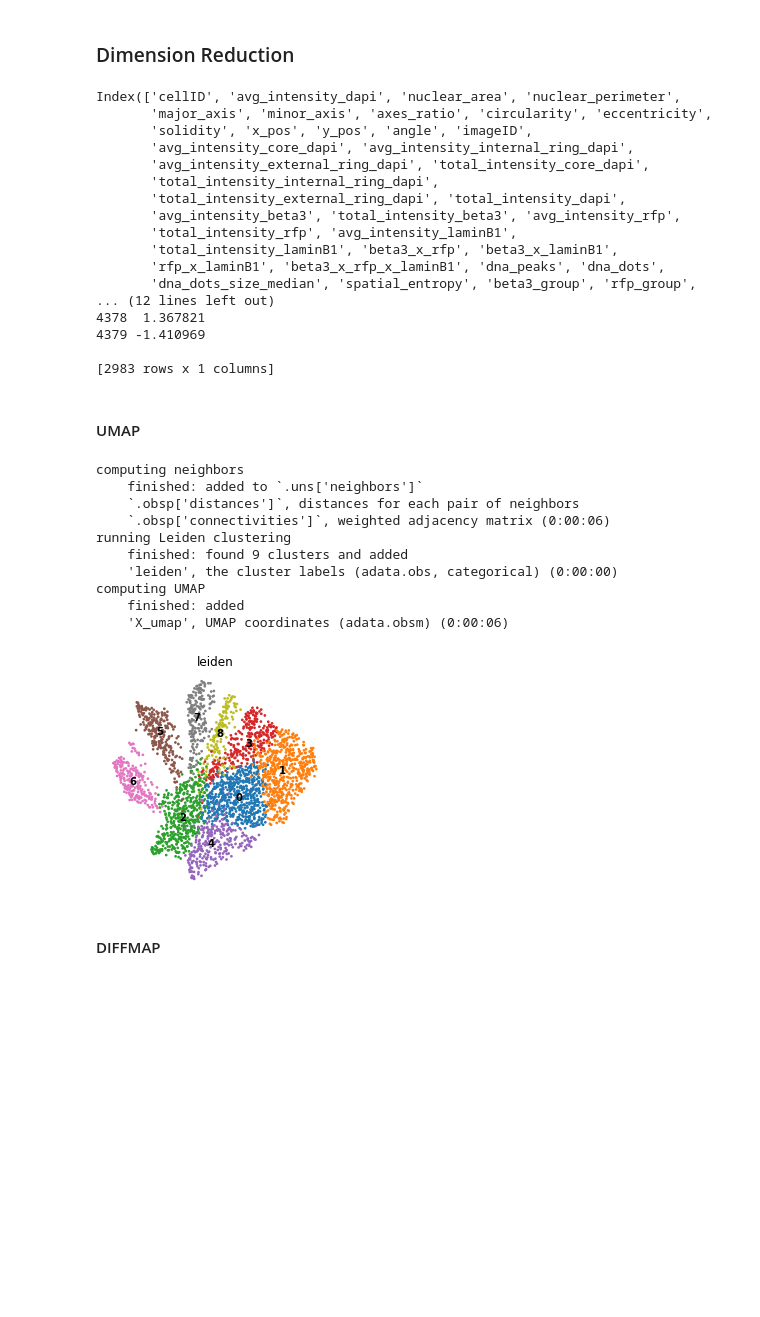
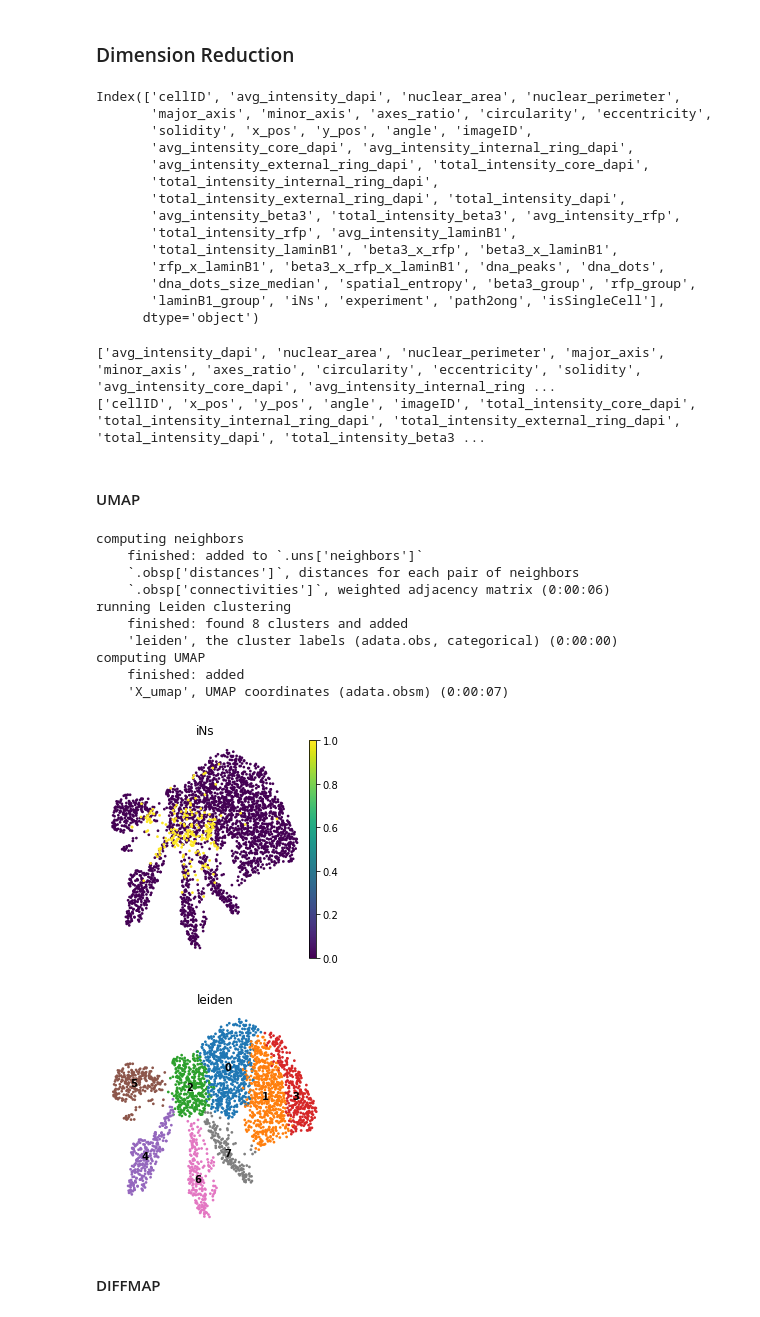
Before and after one commit to f-hamidlab/nuclearpy, a Jupyter notebook: docs/ng_analysis.ipynb, the cells around one changed output. Saved outputs shown, nothing was run; the diff lists cells and outputs as text; code cells hidden in the pictures; blank space fills up the shorter version.

```diff
--- a/docs/ng_analysis.ipynb
+++ b/docs/ng_analysis.ipynb
@@ -158,7 +161,6 @@ nga.plotData("avg_intensity_core_dapi", "nuclear_area", plot_type = "line", hue=
 ### Dimension Reduction
 # %%
 nga.colnames()
-nga.showdata(vars=['angle', 'iNs'])
 # %% [output]
 Index(['cellID', 'avg_intensity_dapi', 'nuclear_area', 'nuclear_perimeter',
        'major_axis', 'minor_axis', 'axes_ratio', 'circularity', 'eccentricity',
@@ -172,9 +174,6 @@ Index(['cellID', 'avg_intensity_dapi', 'nuclear_area', 'nuclear_perimeter',
        'total_intensity_laminB1', 'beta3_x_rfp', 'beta3_x_laminB1',
        'rfp_x_laminB1', 'beta3_x_rfp_x_laminB1', 'dna_peaks', 'dna_dots',
        'dna_dots_size_median', 'spatial_entropy', 'beta3_group', 'rfp_group',
-... (12 lines left out)
-4378  1.367821
-4379 -1.410969
-
-[2983 rows x 1 columns]
+       'laminB1_group', 'iNs', 'experiment', 'path2ong', 'isSingleCell'],
+      dtype='object')
 # %%
@@ -182,23 +184,31 @@ nga.buildAData(excluded_features=['angle','iNs'])
 nga.normAData()
+# %%
+nga.showADataVars()
+nga.showADataObs()
+# %% [output]
+['avg_intensity_dapi', 'nuclear_area', 'nuclear_perimeter', 'major_axis', 'minor_axis', 'axes_ratio', 'circularity', 'eccentricity', 'solidity', 'avg_intensity_core_dapi', 'avg_intensity_internal_ring ...
+['cellID', 'x_pos', 'y_pos', 'angle', 'imageID', 'total_intensity_core_dapi', 'total_intensity_internal_ring_dapi', 'total_intensity_external_ring_dapi', 'total_intensity_dapi', 'total_intensity_beta3 ...
 # %% [markdown]
 #### UMAP
 # %%
-nga.runDimReduc(method = "umap")
 nga.findNeighbours(method = "umap")
 nga.findClusters(method = "leiden", res=0.6)
+nga.runDimReduc(method = "umap")
 # %% [output]
 computing neighbors
     finished: added to `.uns['neighbors']`
     `.obsp['distances']`, distances for each pair of neighbors
     `.obsp['connectivities']`, weighted adjacency matrix (0:00:06)
 running Leiden clustering
-    finished: found 9 clusters and added
+    finished: found 8 clusters and added
     'leiden', the cluster labels (adata.obs, categorical) (0:00:00)
 computing UMAP
     finished: added
-    'X_umap', UMAP coordinates (adata.obsm) (0:00:06)
+    'X_umap', UMAP coordinates (adata.obsm) (0:00:07)
 # %%
 # Plot UMAP showing features
+nga.plotDim(hue = "iNs", method="umap")
 nga.plotDim(hue = "leiden", method="umap")
 # %% [output]
-[figure, old version]
+[figure, new version]
+[figure, added]
```
Also changed, not shown: parts of 9 cells of this notebook.
